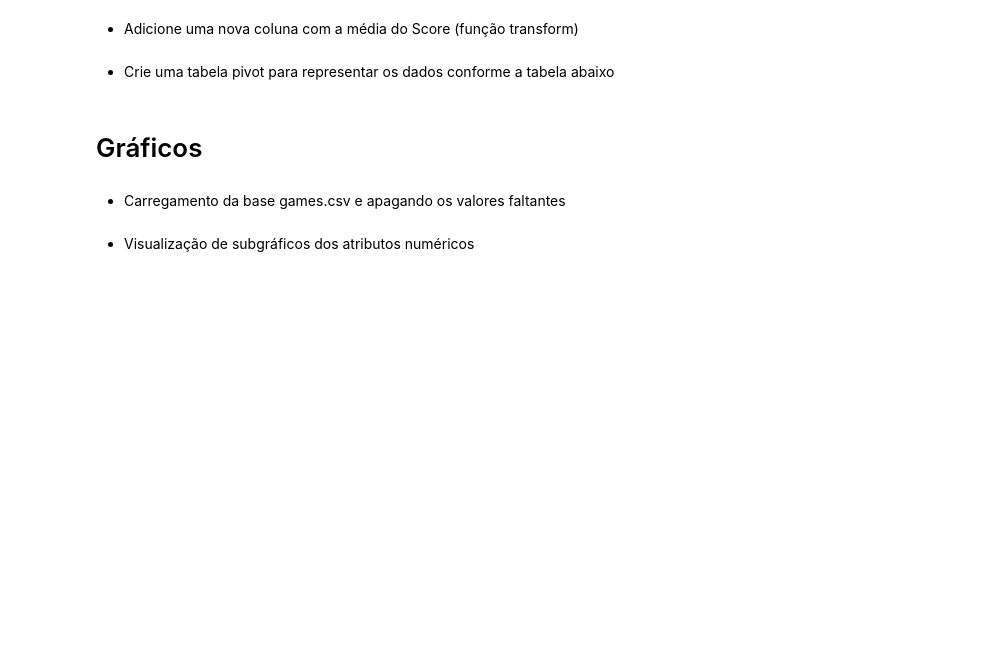
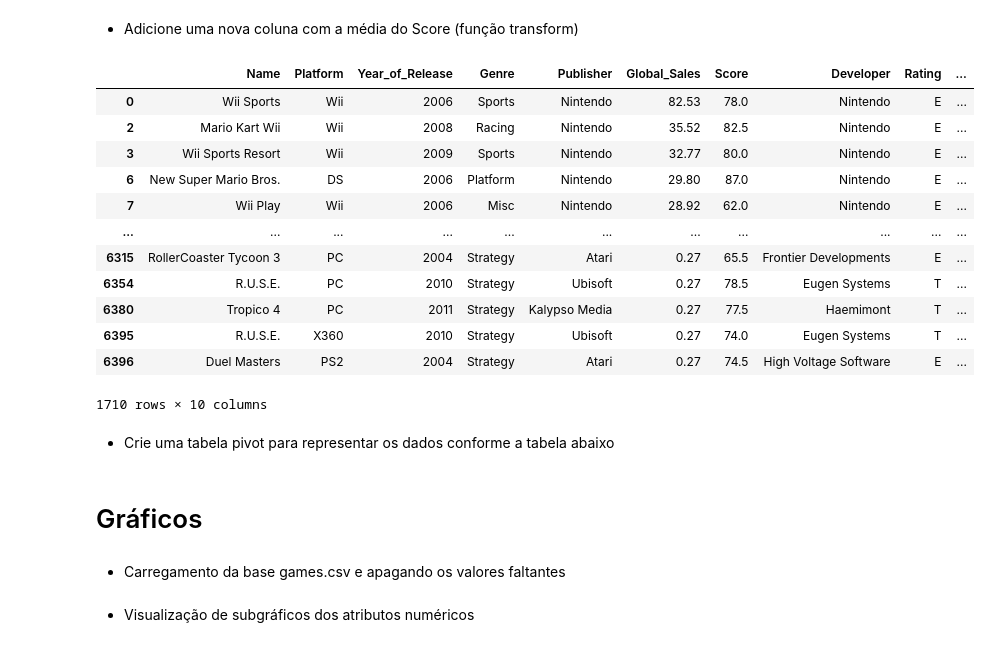
Before and after one commit to Joao-Inacio/Pandas-Descomplicado-Um-Guia-Pratico-para-Iniciantes, a Jupyter notebook: 0.1_Series/Exercícios_NÃO_resolvidos.ipynb, the cells around one changed output. Saved outputs shown, nothing was run; the diff lists cells and outputs as text; code cells hidden in the pictures; blank space fills up the shorter version.

```diff
--- a/0.1_Series/Exercícios_NÃO_resolvidos.ipynb
+++ b/0.1_Series/Exercícios_NÃO_resolvidos.ipynb
@@ -862,5 +915,23 @@ Name: Global_Sales, dtype: float64
 # %% [markdown]
 - Adicione uma nova coluna com a média do Score (função transform)
+# %%
+df['avg_score'] = df.groupby('Genre', observed=False)['Global_Sales'].transform('mean')
+jogos_destaque = df[df['Global_Sales'] > df['avg_score']]
+jogos_destaque
+# %% [output]
+|  | Name | Platform | Year_of_Release | Genre | Publisher | Global_Sales | Score | Developer | Rating | ... |
+| 0 | Wii Sports | Wii | 2006 | Sports | Nintendo | 82.53 | 78.0 | Nintendo | E | ... |
+| 2 | Mario Kart Wii | Wii | 2008 | Racing | Nintendo | 35.52 | 82.5 | Nintendo | E | ... |
+| 3 | Wii Sports Resort | Wii | 2009 | Sports | Nintendo | 32.77 | 80.0 | Nintendo | E | ... |
+| 6 | New Super Mario Bros. | DS | 2006 | Platform | Nintendo | 29.80 | 87.0 | Nintendo | E | ... |
+| 7 | Wii Play | Wii | 2006 | Misc | Nintendo | 28.92 | 62.0 | Nintendo | E | ... |
+| ... | ... | ... | ... | ... | ... | ... | ... | ... | ... | ... |
+| 6315 | RollerCoaster Tycoon 3 | PC | 2004 | Strategy | Atari | 0.27 | 65.5 | Frontier Developments | E | ... |
+| 6354 | R.U.S.E. | PC | 2010 | Strategy | Ubisoft | 0.27 | 78.5 | Eugen Systems | T | ... |
+| 6380 | Tropico 4 | PC | 2011 | Strategy | Kalypso Media | 0.27 | 77.5 | Haemimont | T | ... |
+| 6395 | R.U.S.E. | X360 | 2010 | Strategy | Ubisoft | 0.27 | 74.0 | Eugen Systems | T | ... |
+| 6396 | Duel Masters | PS2 | 2004 | Strategy | Atari | 0.27 | 74.5 | High Voltage Software | E | ... |
+1710 rows × 10 columns
 # %% [markdown]
 - Crie uma tabela pivot para representar os dados conforme a tabela abaixo
 # %% [markdown]
```
Also changed, not shown: parts of 3 cells of this notebook.
